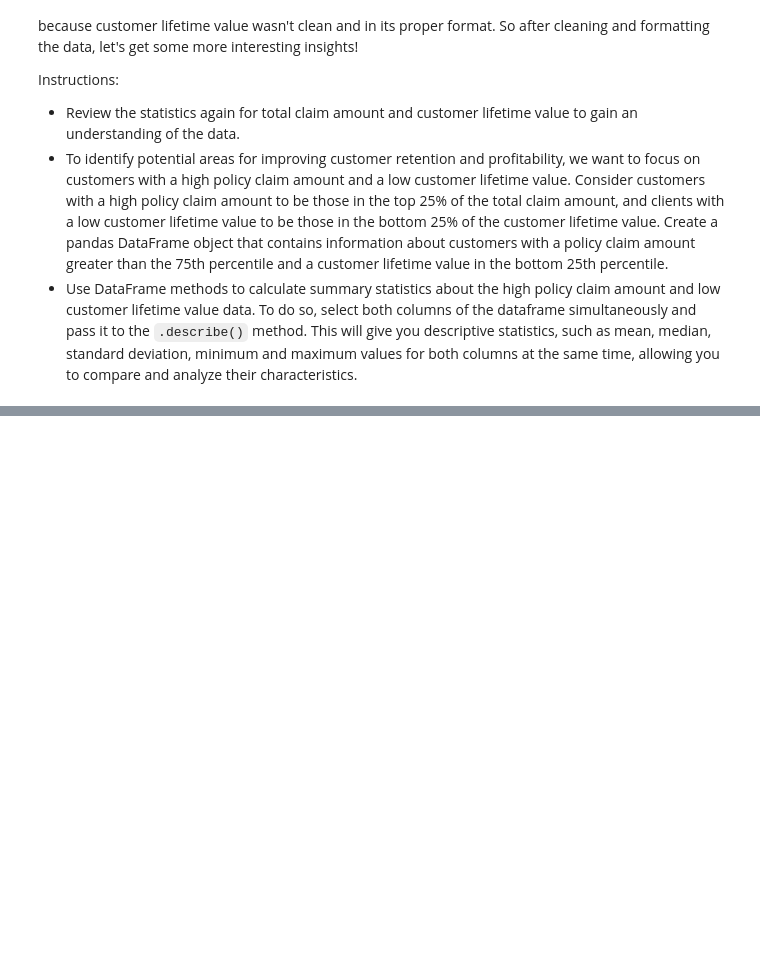
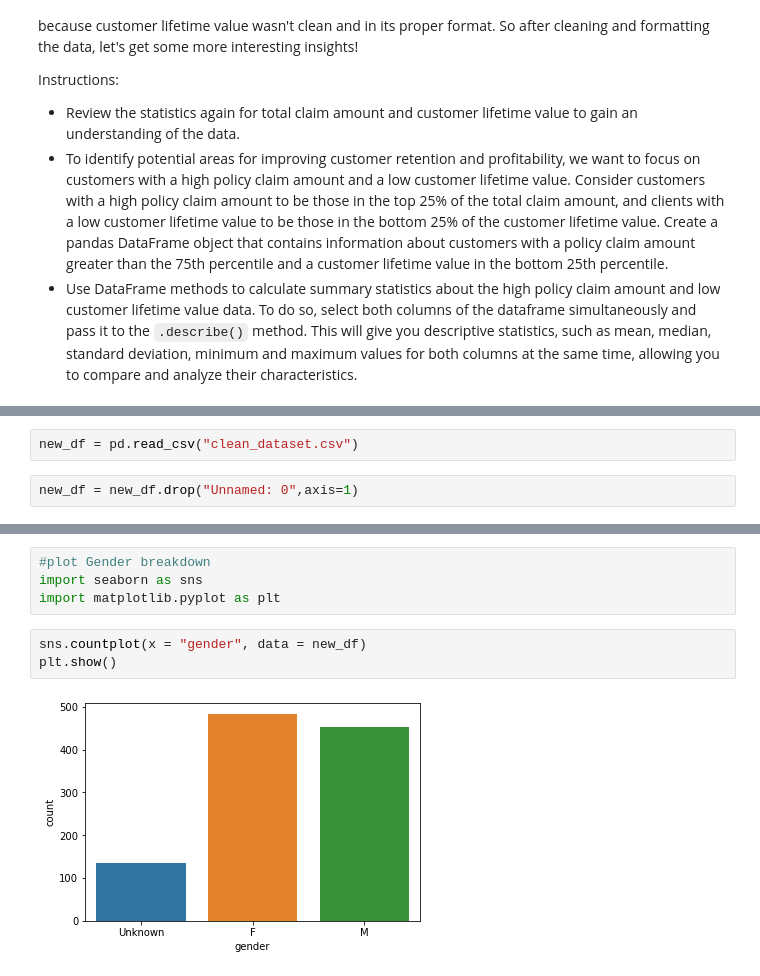
Before and after one commit to tejaldbhatti/lab-dw-data-cleaning-and-formatting, a Jupyter notebook: lab-dw-data-cleaning-and-formatting.ipynb, the cells around one changed output, grey strips where cells are left out. Drawn from its saved outputs; the diff is of its cells as text; blank space fills up the shorter version.

```diff
--- a/lab-dw-data-cleaning-and-formatting.ipynb
+++ b/lab-dw-data-cleaning-and-formatting.ipynb
@@ -273,0 +289,4 @@ Instructions:
+# %%
+new_df = pd.read_csv("clean_dataset.csv")
+# %%
+new_df = new_df.drop("Unnamed: 0",axis=1)
@@ -273,0 +324,9 @@ Instructions:
+# %%
+#plot Gender breakdown
+import seaborn as sns
+import matplotlib.pyplot as plt
+# %%
+sns.countplot(x = "gender", data = new_df)
+plt.show()
+# %% [output]
+[figure, added]
```
Also changed, not shown: parts of 7 cells of this notebook.
